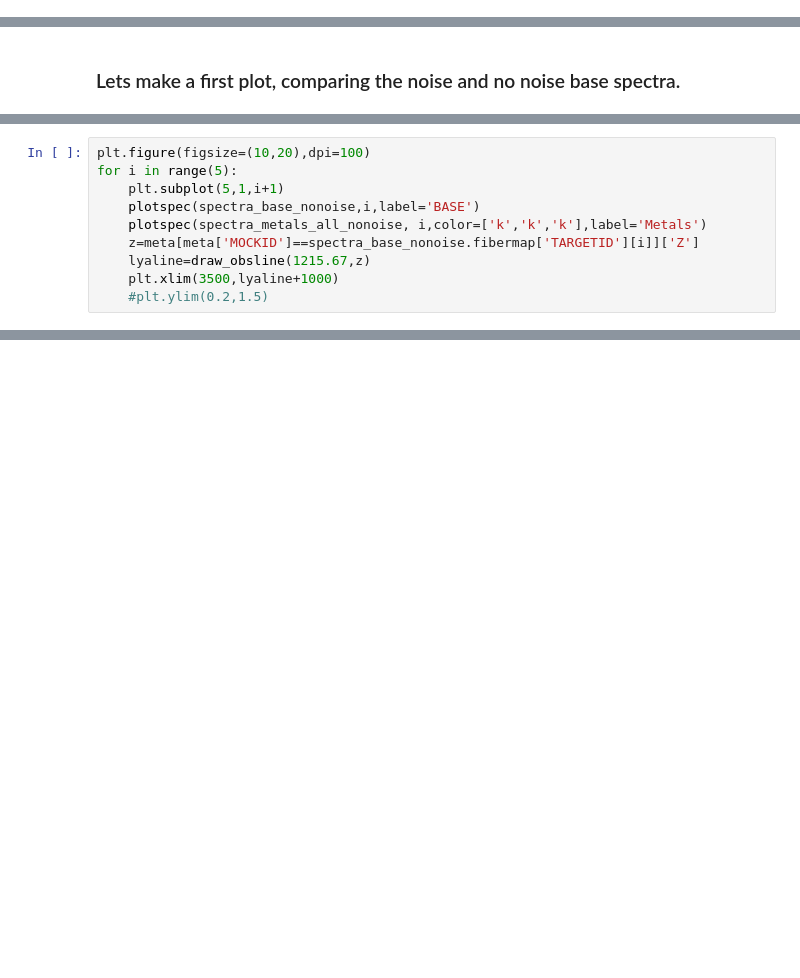
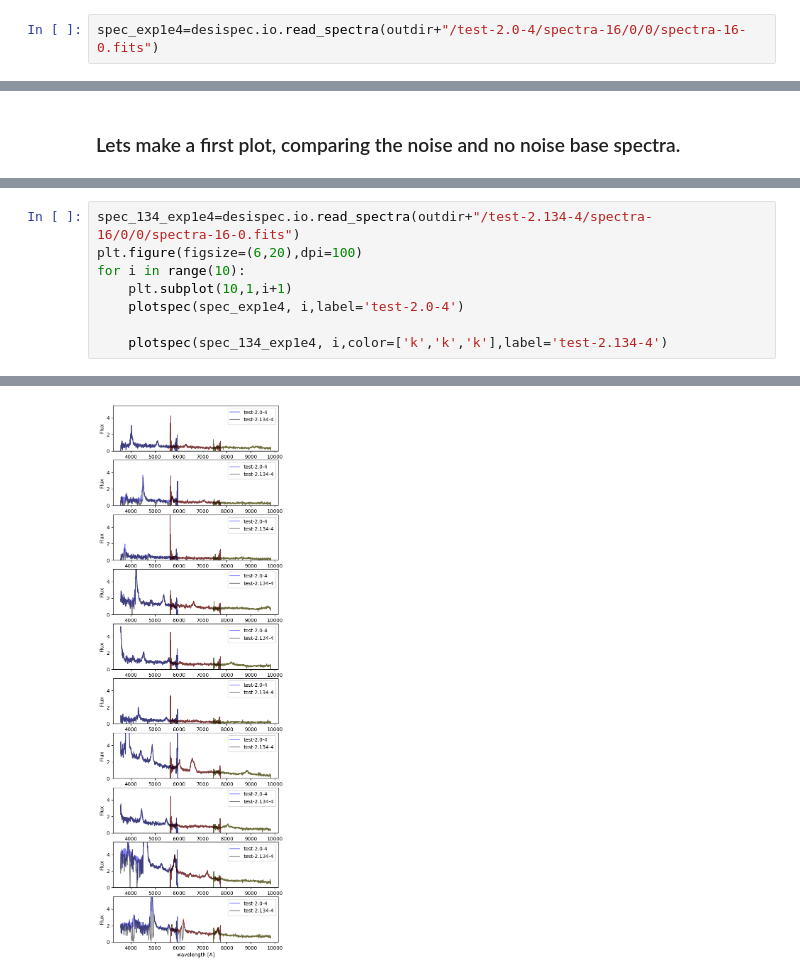
Before and after one commit to desihub/desisim, a Jupyter notebook: doc/nb/quickquasar_reproducibility.ipynb, the cells around one changed output, grey strips where cells are left out. Saved outputs shown, nothing was run; the diff lists cells and outputs as text; blank space fills up the shorter version.

```diff
--- a/doc/nb/quickquasar_reproducibility.ipynb
+++ b/doc/nb/quickquasar_reproducibility.ipynb
@@ -137,0 +118,2 @@ sys     0m1.195s
+# %%
+spec_exp1e4=desispec.io.read_spectra(outdir+"/test-2.0-4/spectra-16/0/0/spectra-16-0.fits")
@@ -415,10 +148,0 @@ for i in range(5):
-# %%
-plt.figure(figsize=(10,20),dpi=100)
-for i in range(5):
-    plt.subplot(5,1,i+1)
-    plotspec(spectra_base_nonoise,i,label='BASE')
-    plotspec(spectra_metals_all_nonoise, i,color=['k','k','k'],label='Metals')
-    z=meta[meta['MOCKID']==spectra_base_nonoise.fibermap['TARGETID'][i]]['Z']
-    lyaline=draw_obsline(1215.67,z)
-    plt.xlim(3500,lyaline+1000)
-    #plt.ylim(0.2,1.5)
@@ -463,0 +187,9 @@ for i in range(5):
+# %%
+spec_134_exp1e4=desispec.io.read_spectra(outdir+"/test-2.134-4/spectra-16/0/0/spectra-16-0.fits")
+plt.figure(figsize=(6,20),dpi=100)
+for i in range(10):
+    plt.subplot(10,1,i+1)
+    plotspec(spec_exp1e4, i,label='test-2.0-4')
+
+    plotspec(spec_134_exp1e4, i,color=['k','k','k'],label='test-2.134-4')
+# %% [output]
@@ -463,0 +197 @@ for i in range(5):
+[figure, added]
```
Also changed, not shown: parts of 61 cells of this notebook, 1 other file.
